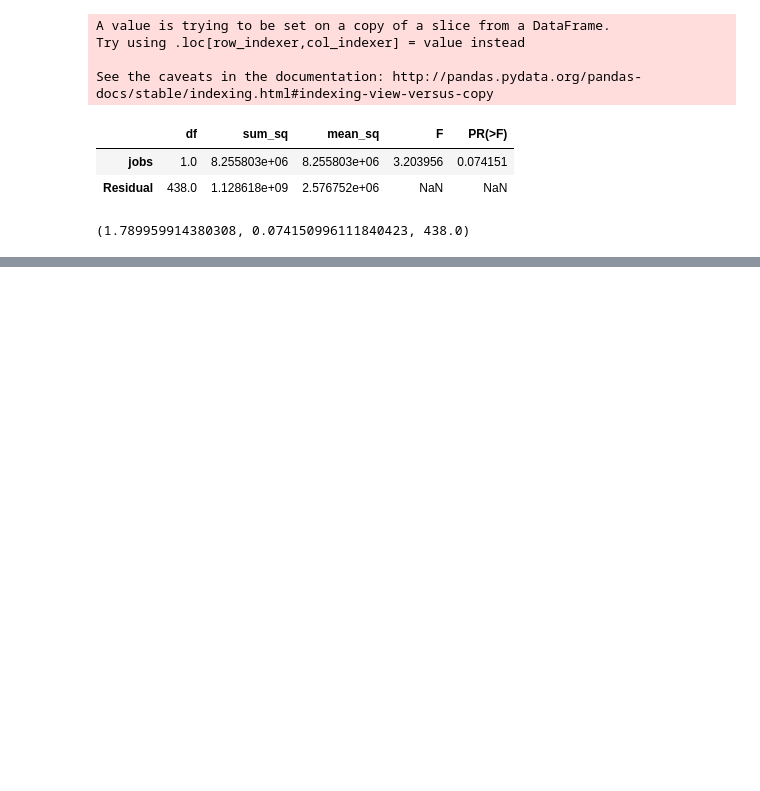
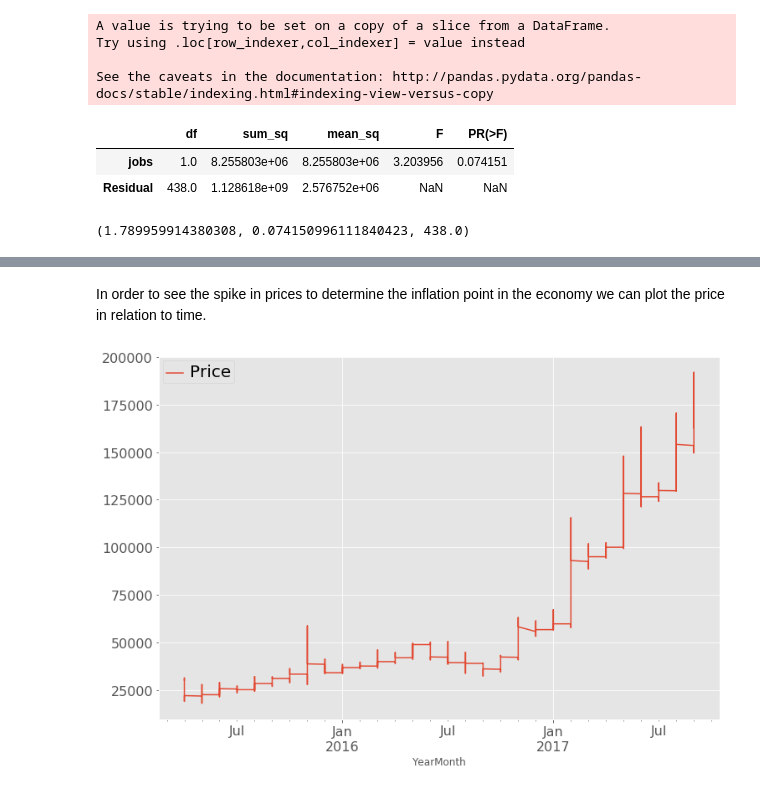
Before and after one commit to vasiach/PracticalDataScience, a Jupyter notebook: Assignment3.ipynb, the cells around one changed output, grey strips where cells are left out. Cells and saved outputs as stored; diff of their text form; code cells hidden in the pictures; blank space fills up the shorter version.

```diff
--- a/Assignment3.ipynb
+++ b/Assignment3.ipynb
@@ -99,0 +105,3 @@ print(sm.stats.ttest_ind(white_nonseniors, white_seniors))
+# %%
+wow_df = pd.read_csv('data/wowcointotal.csv')
+wow_df.head(2)
@@ -99,0 +112,7 @@ print(sm.stats.ttest_ind(white_nonseniors, white_seniors))
+# %%
+wow_df = wow_df.set_index(wow_df['Date'])
+# %%
+wow_df.index = pd.to_datetime(wow_df.index).to_period('M')
+wow_df = wow_df.drop(['Date'], axis=1)
+wow_df=wow_df.reset_index()
+wow_df = wow_df.rename(columns={'Date':'YearMonth'})
@@ -99,0 +153,14 @@ print(sm.stats.ttest_ind(white_nonseniors, white_seniors))
+# %% [markdown]
+In order to see the spike in prices to determine the inflation point in the economy we can plot the price in relation to time.
+# %%
+inflation_df = wow_df[["Price", 'YearMonth']]
+inflation_df = wow_df.set_index('YearMonth')
+plt.style.use('ggplot')
+x = np.linspace(0, 2, 100)
+fig = plt.figure(figsize=(12,8))
+ax = fig.add_subplot(111)
+inflation_df.plot(ax=ax, fontsize=16)
+legend = ax.get_legend()
+legend.prop.set_size(20)
+# %% [output]
+[figure, added]
```
Also changed, not shown: parts of 14 cells of this notebook.
